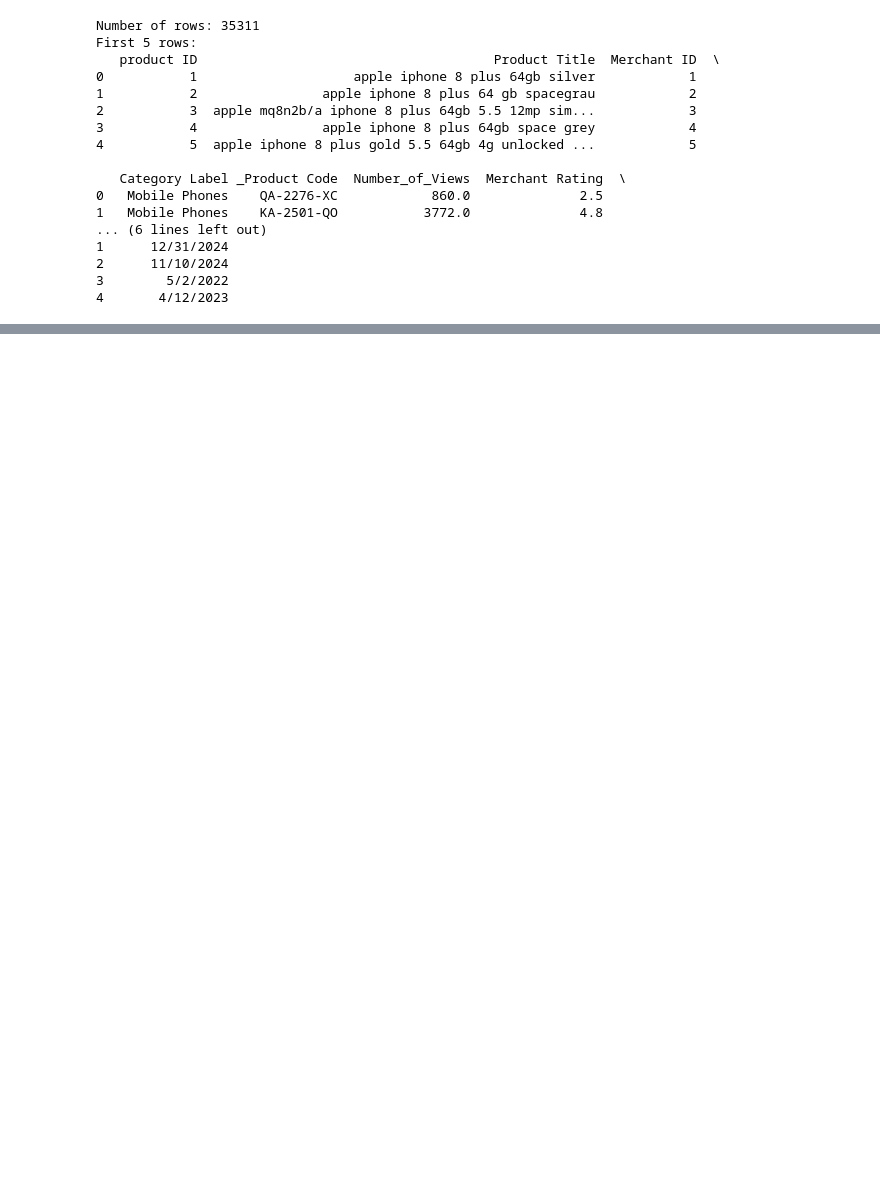
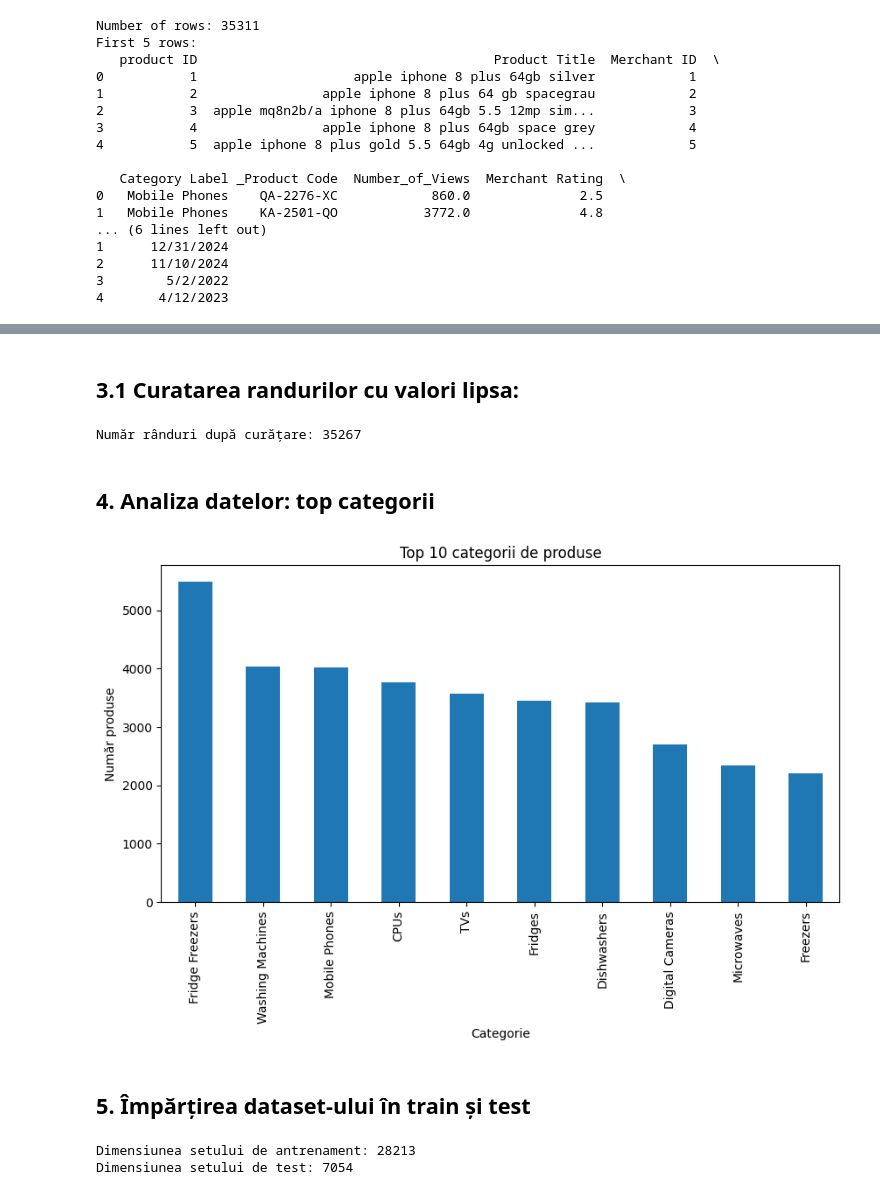
Before and after one commit to marianaernu/ml-product-reviews-project, a Jupyter notebook: notebook/product_analysis.ipynb, the cells around one changed output, grey strips where cells are left out. Drawn from its saved outputs; the diff is of its cells as text; code cells hidden in the pictures; blank space fills up the shorter version.

Commit message:
product update

```diff
--- a/notebook/product_analysis.ipynb
+++ b/notebook/product_analysis.ipynb
@@ -30,0 +37,5 @@ First 5 rows:
+# %%
+# Eliminăm spațiile din capul coloanelor
+df.columns = [c.strip() for c in df.columns]
+
+print("Coloanele dataset-ului:", df.columns)
@@ -30,0 +48,15 @@ First 5 rows:
+# %%
+import re
+
+def clean_title(s):
+    if pd.isna(s):
+        return ""
+    s = str(s).lower()
+    s = re.sub(r"[^a-z0-9\u00C0-\u017F\s\-\_\.]", " ", s)
+    s = re.sub(r"\s+", " ", s).strip()
+    return s
+
+# Aplicăm curățarea
+df['clean_title'] = df['Product Title'].apply(clean_title)
+
+df[['Product Title', 'clean_title']].head()
@@ -30,0 +70,39 @@ First 5 rows:
+# %% [markdown]
+## 3.1 Curatarea randurilor cu valori lipsa:
+# %%
+# Eliminăm rândurile care au NaN în Category Label sau clean_title
+df = df.dropna(subset=['Category Label', 'clean_title'])
+
+print("Număr rânduri după curățare:", len(df))
+# %% [output]
+Număr rânduri după curățare: 35267
+# %% [markdown]
+## 4. Analiza datelor: top categorii
+# %%
+import matplotlib.pyplot as plt
+
+plt.figure(figsize=(10,5))
+df['Category Label'].value_counts().head(10).plot(kind='bar')
+plt.title("Top 10 categorii de produse")
+plt.xlabel("Categorie")
+plt.ylabel("Număr produse")
+plt.show()
+# %% [output]
+[figure, added]
+# %% [markdown]
+## 5. Împărțirea dataset-ului în train și test
+# %%
+from sklearn.model_selection import train_test_split
+
+X = df['clean_title']
+y = df['Category Label']
+
+X_train, X_test, y_train, y_test = train_test_split(
+    X, y, test_size=0.2, stratify=y, random_state=42
+)
+
+print("Dimensiunea setului de antrenament:", len(X_train))
+print("Dimensiunea setului de test:", len(X_test))
+# %% [output]
+Dimensiunea setului de antrenament: 28213
+Dimensiunea setului de test: 7054
```
Also changed, not shown: parts of 15 cells of this notebook.
